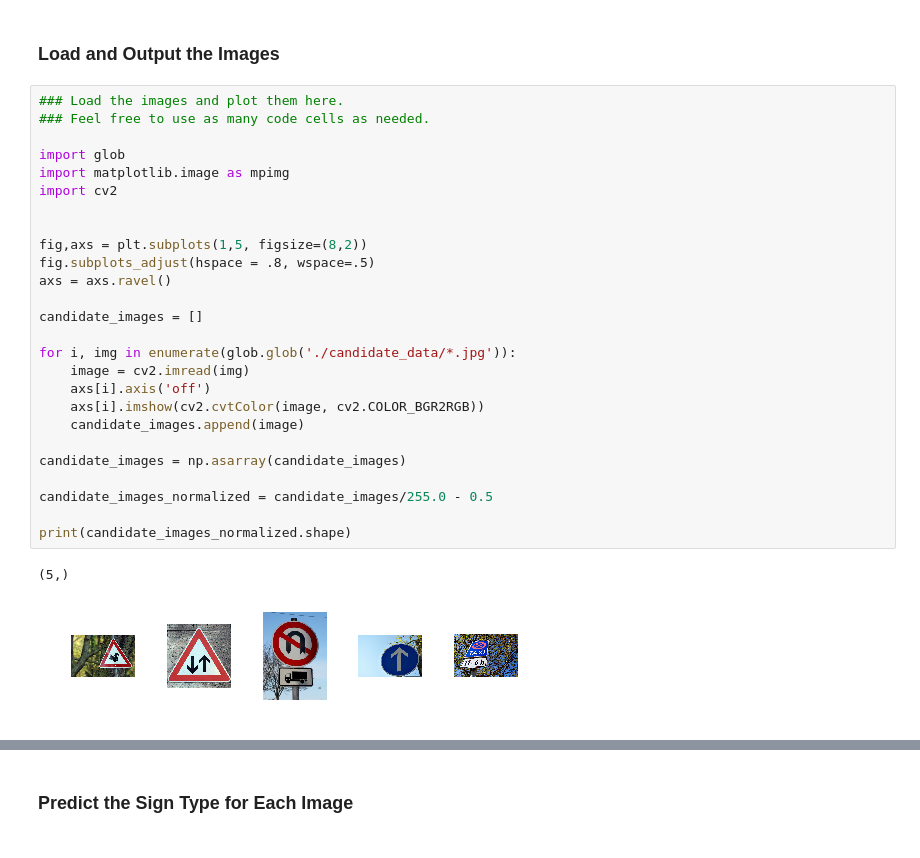
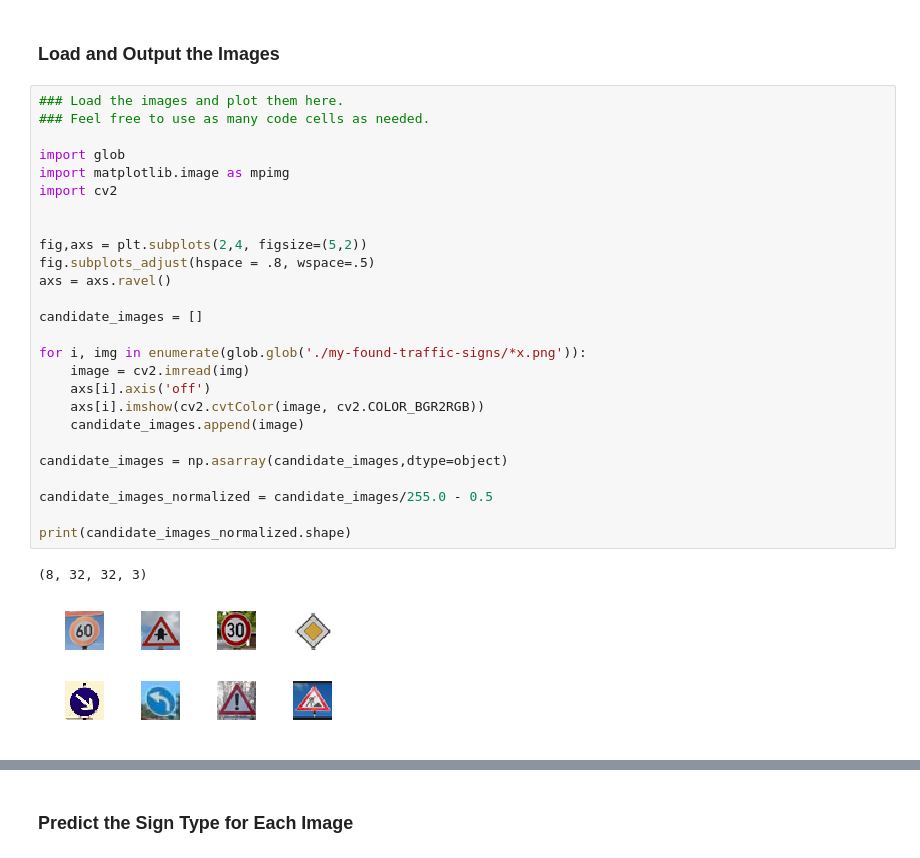
Before and after one commit to carter3689/Self-driving-car-project2, a Jupyter notebook: Traffic_Sign_Classifier.ipynb, the cells around one changed output, grey strips where cells are left out. Cells and saved outputs as stored; diff of their text form.

```diff
--- a/Traffic_Sign_Classifier.ipynb
+++ b/Traffic_Sign_Classifier.ipynb
@@ -433,29 +443,29 @@ You may find `signnames.csv` useful as it contains mappings from the class id (i
 # %%
 ### Load the images and plot them here.
 ### Feel free to use as many code cells as needed.
 
 import glob
 import matplotlib.image as mpimg
 import cv2
 
 
-fig,axs = plt.subplots(1,5, figsize=(8,2))
+fig,axs = plt.subplots(2,4, figsize=(5,2))
 fig.subplots_adjust(hspace = .8, wspace=.5)
 axs = axs.ravel()
 
 candidate_images = []
 
-for i, img in enumerate(glob.glob('./candidate_data/*.jpg')):
+for i, img in enumerate(glob.glob('./my-found-traffic-signs/*x.png')):
     image = cv2.imread(img)
     axs[i].axis('off')
     axs[i].imshow(cv2.cvtColor(image, cv2.COLOR_BGR2RGB))
     candidate_images.append(image)
 
-candidate_images = np.asarray(candidate_images)
+candidate_images = np.asarray(candidate_images,dtype=object)
 
 candidate_images_normalized = candidate_images/255.0 - 0.5
 
 print(candidate_images_normalized.shape)
 # %% [output]
-(5,)
+(8, 32, 32, 3)
-[figure, old version]
+[figure, new version]
```
Also changed, not shown: parts of 11 cells of this notebook, 28 other files.
